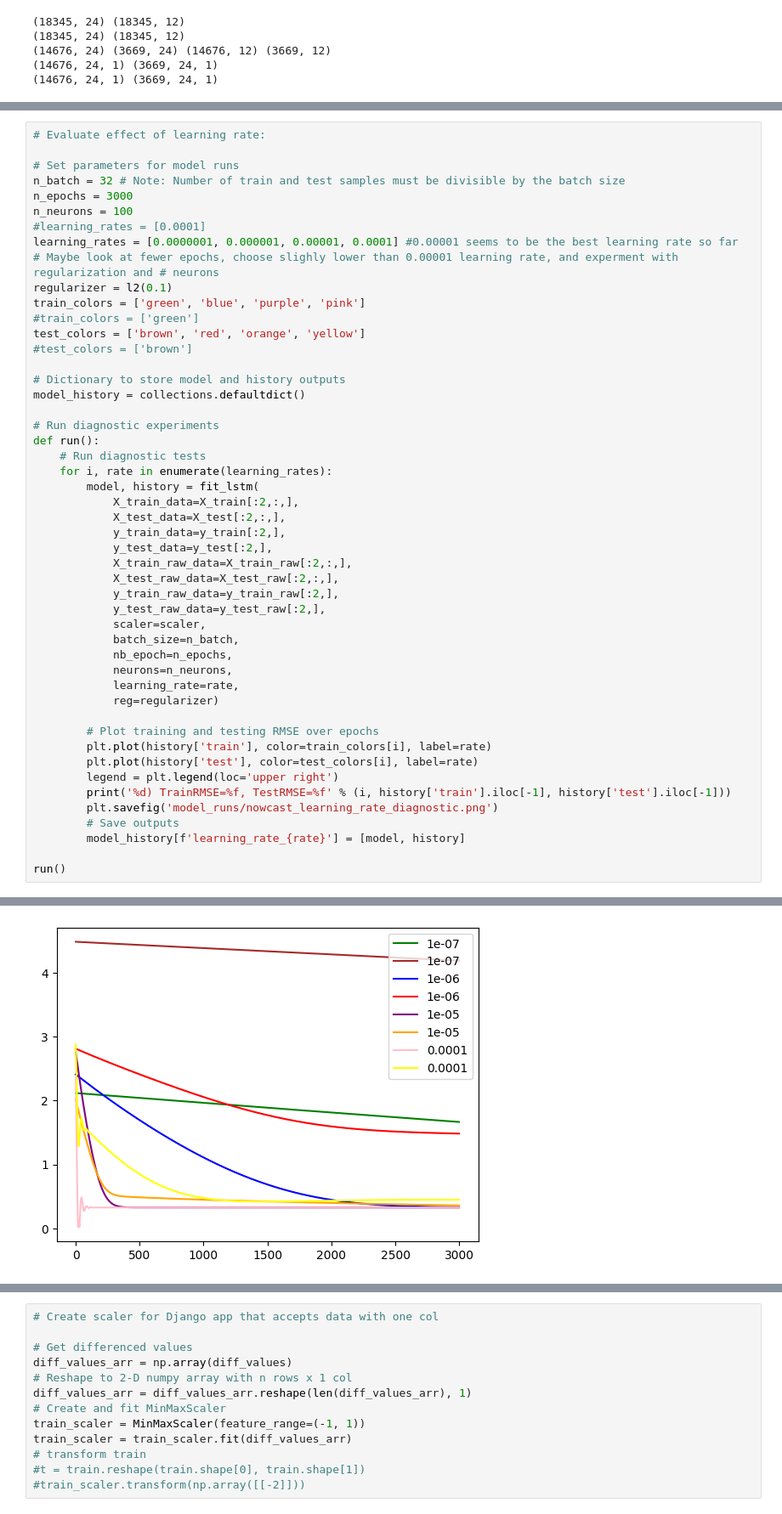
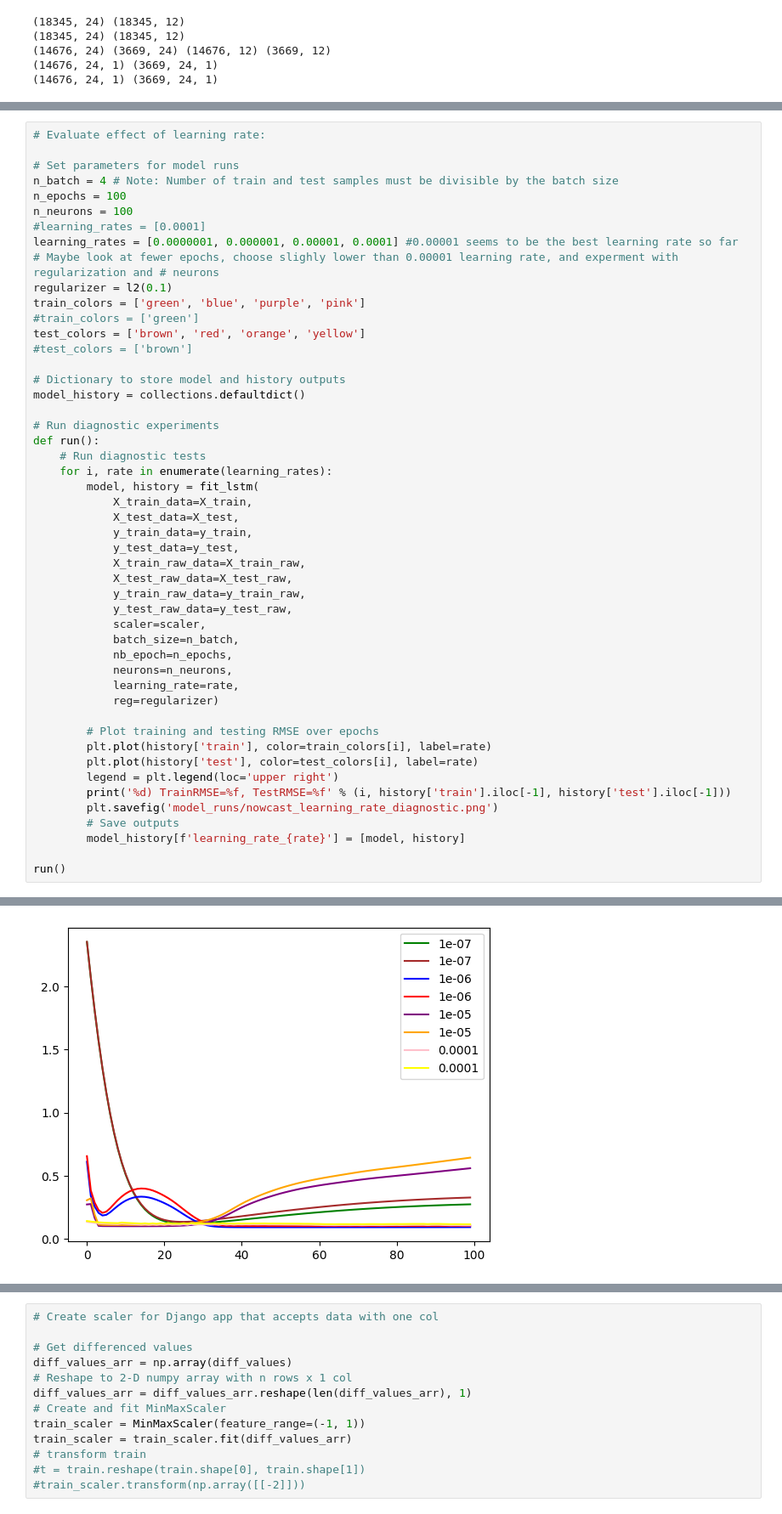
Before and after one commit to sashkaw/predict-aqi, a Jupyter notebook: ml/models/aqi_nowcast_model.ipynb, the cells around one changed output, grey strips where cells are left out. Shown: that part at 85% size. Saved outputs shown, nothing was run; the diff lists cells and outputs as text.

Commit message:
Test learning rates

```diff
--- a/ml/models/aqi_nowcast_model.ipynb
+++ b/ml/models/aqi_nowcast_model.ipynb
@@ -701,8 +683,8 @@ def fit_lstm(
 # Evaluate effect of learning rate:
 
 # Set parameters for model runs
-n_batch = 32 # Note: Number of train and test samples must be divisible by the batch size
-n_epochs = 3000
+n_batch = 4 # Note: Number of train and test samples must be divisible by the batch size
+n_epochs = 100
 n_neurons = 100
 #learning_rates = [0.0001]
 learning_rates = [0.0000001, 0.000001, 0.00001, 0.0001] #0.00001 seems to be the best learning rate so far
@@ -721,14 +703,14 @@ def run():
     # Run diagnostic tests
     for i, rate in enumerate(learning_rates):
         model, history = fit_lstm(
-            X_train_data=X_train[:2,:,],
-            X_test_data=X_test[:2,:,],
-            y_train_data=y_train[:2,],
-            y_test_data=y_test[:2,],
-            X_train_raw_data=X_train_raw[:2,:,],
-            X_test_raw_data=X_test_raw[:2,:,],
-            y_train_raw_data=y_train_raw[:2,],
-            y_test_raw_data=y_test_raw[:2,],
+            X_train_data=X_train,
+            X_test_data=X_test,
+            y_train_data=y_train,
+            y_test_data=y_test,
+            X_train_raw_data=X_train_raw,
+            X_test_raw_data=X_test_raw,
+            y_train_raw_data=y_train_raw,
+            y_test_raw_data=y_test_raw,
             scaler=scaler,
             batch_size=n_batch,
             nb_epoch=n_epochs,
@@ -767 +749 @@ run()
-[figure, old version]
+[figure, new version]
```
Also changed, not shown: parts of 10 cells of this notebook, 2 other files.
